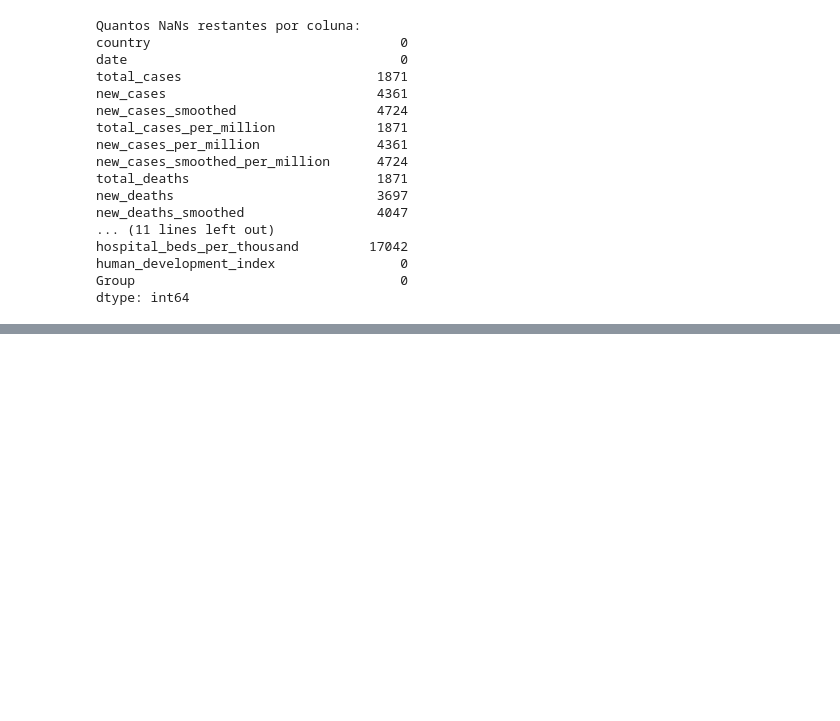
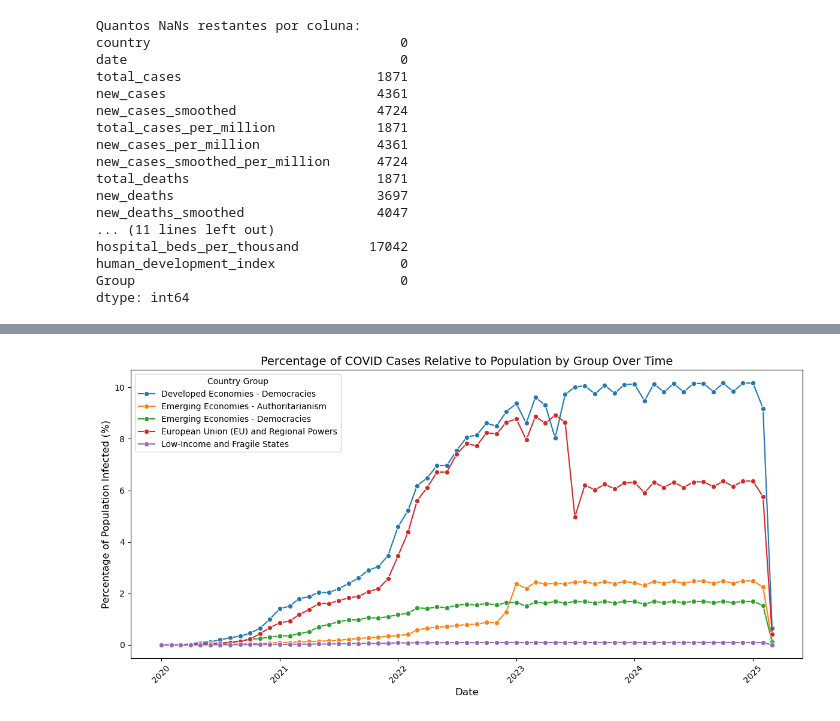
Before and after one commit to anapocai/Mooc_project, a Jupyter notebook: Project.ipynb, the cells around one changed output, grey strips where cells are left out. Drawn from its saved outputs; the diff is of its cells as text; code cells hidden in the pictures; blank space fills up the shorter version.

```diff
--- a/Project.ipynb
+++ b/Project.ipynb
@@ -206,0 +369,31 @@ dtype: int64
+# %%
+
+
+# Group the data by Group, Year, and Month, summing up the total cases and population
+df_grouped_cases = df_grouped.groupby(['Group', 'year', 'month']).agg({
+    'total_cases': 'sum',
+    'population': 'sum'  # Sum up the population for each group
+}).reset_index()
+
+# Calculate the percentage of cases in relation to the population
+df_grouped_cases['cases_percentage'] = (df_grouped_cases['total_cases'] / df_grouped_cases['population'])
+
+# Create a 'date' column for proper time representation
+df_grouped_cases['date'] = pd.to_datetime(df_grouped_cases[['year', 'month']].assign(day=1))
+
+# Plot the line chart
+plt.figure(figsize=(12, 6))
+sns.lineplot(data=df_grouped_cases, x='date', y='cases_percentage', hue='Group', marker='o')
+
+# Titles and labels
+plt.title('Percentage of COVID Cases Relative to Population by Group Over Time', fontsize=14)
+plt.xlabel('Date', fontsize=12)
+plt.ylabel('Percentage of Population Infected (%)', fontsize=12)
+plt.legend(title='Country Group')
+plt.xticks(rotation=45)
+
+# Display the plot
+plt.tight_layout()
+plt.show()
+# %% [output]
+[figure, added]
```
Also changed, not shown: parts of 9 cells of this notebook.
